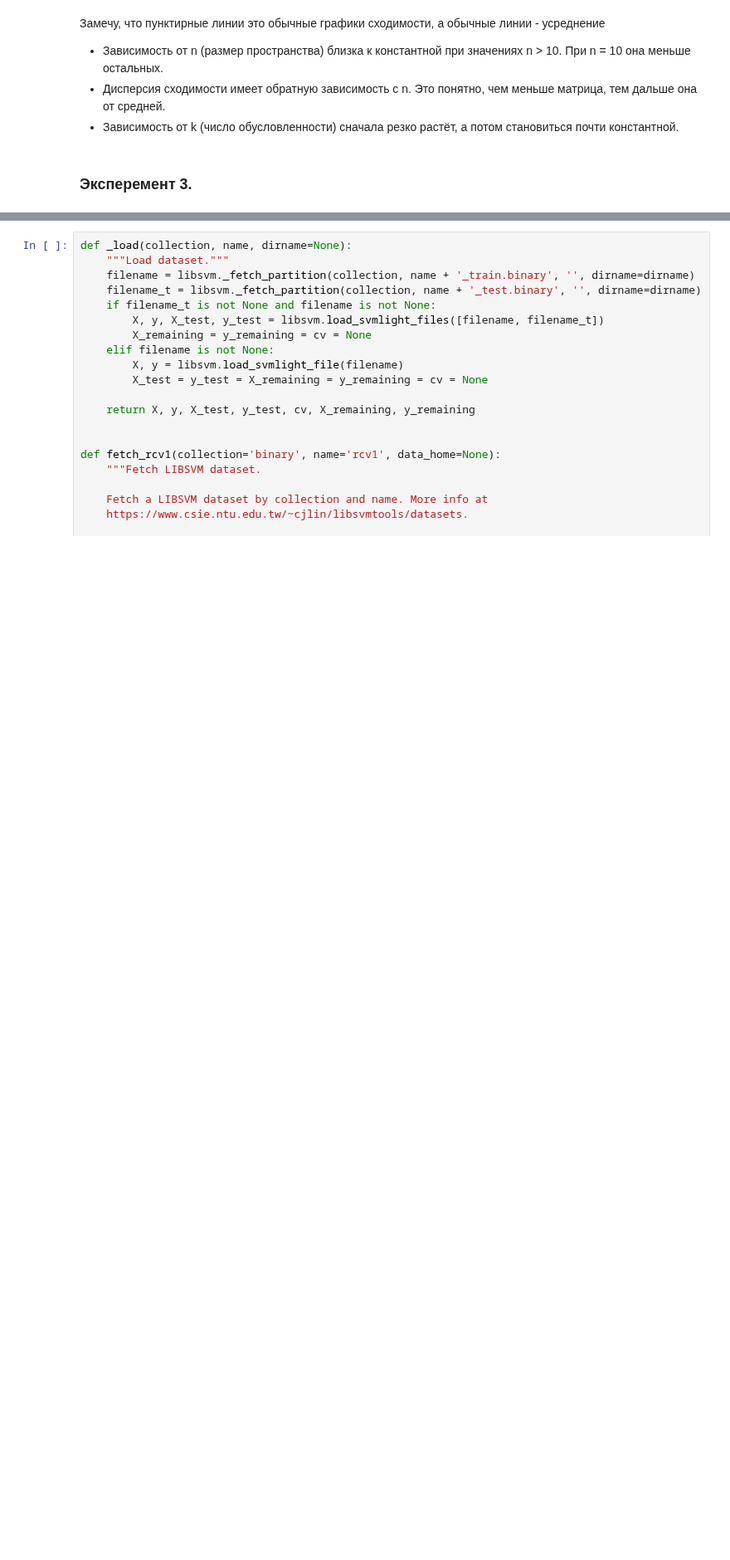
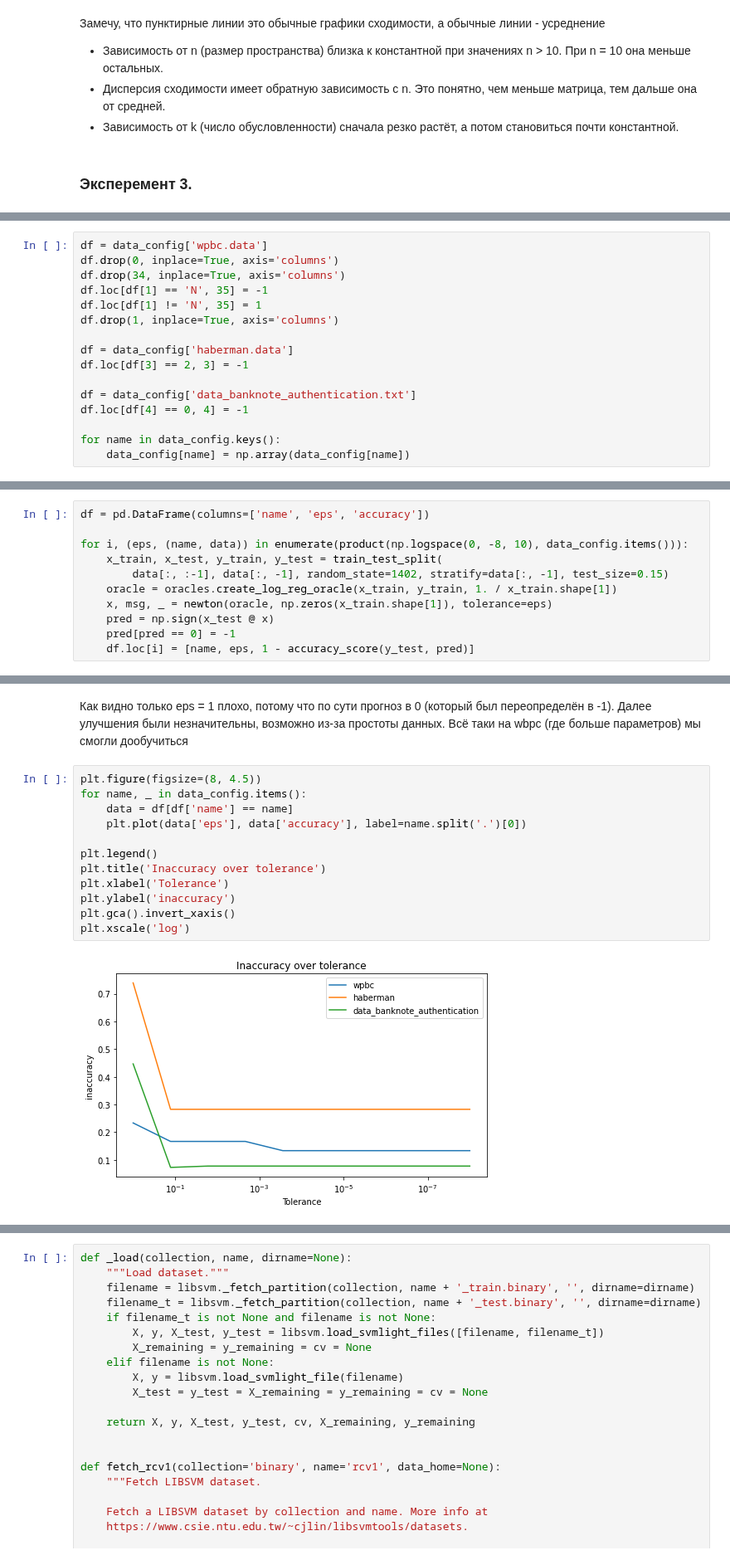
Before and after one commit to Panesher/Machine-Learning, a Jupyter notebook: OMML/task1/otchet.ipynb, the cells around one changed output, grey strips where cells are left out. Shown at 83% size. Saved outputs shown, nothing was run; the diff lists cells and outputs as text; blank space fills up the shorter version.

```diff
--- a/OMML/task1/otchet.ipynb
+++ b/OMML/task1/otchet.ipynb
@@ -234,0 +248,16 @@ plt.show()
+# %%
+df = data_config['wpbc.data']
+df.drop(0, inplace=True, axis='columns')
+df.drop(34, inplace=True, axis='columns')
+df.loc[df[1] == 'N', 35] = -1
+df.loc[df[1] != 'N', 35] = 1
+df.drop(1, inplace=True, axis='columns')
+
+df = data_config['haberman.data']
+df.loc[df[3] == 2, 3] = -1
+
+df = data_config['data_banknote_authentication.txt']
+df.loc[df[4] == 0, 4] = -1
+
+for name in data_config.keys():
+    data_config[name] = np.array(data_config[name])
@@ -234,0 +268,11 @@ plt.show()
+# %%
+df = pd.DataFrame(columns=['name', 'eps', 'accuracy'])
+
+for i, (eps, (name, data)) in enumerate(product(np.logspace(0, -8, 10), data_config.items())):
+    x_train, x_test, y_train, y_test = train_test_split(
+        data[:, :-1], data[:, -1], random_state=1402, stratify=data[:, -1], test_size=0.15)
+    oracle = oracles.create_log_reg_oracle(x_train, y_train, 1. / x_train.shape[1])
+    x, msg, _ = newton(oracle, np.zeros(x_train.shape[1]), tolerance=eps)
+    pred = np.sign(x_test @ x)
+    pred[pred == 0] = -1
+    df.loc[i] = [name, eps, 1 - accuracy_score(y_test, pred)]
@@ -234,0 +281,16 @@ plt.show()
+# %% [markdown]
+Как видно только eps = 1 плохо, потому что по сути прогноз в 0 (который был переопределён в -1). Далее улучшения были незначительны, возможно из-за простоты данных. Всё таки на wbpc (где больше параметров) мы смогли дообучиться
+# %%
+plt.figure(figsize=(8, 4.5))
+for name, _ in data_config.items():
+    data = df[df['name'] == name]
+    plt.plot(data['eps'], data['accuracy'], label=name.split('.')[0])
+
+plt.legend()
+plt.title('Inaccuracy over tolerance')
+plt.xlabel('Tolerance')
+plt.ylabel('inaccuracy')
+plt.gca().invert_xaxis()
+plt.xscale('log')
+# %% [output]
+[figure, added]
```
Also changed, not shown: parts of 14 cells of this notebook.
